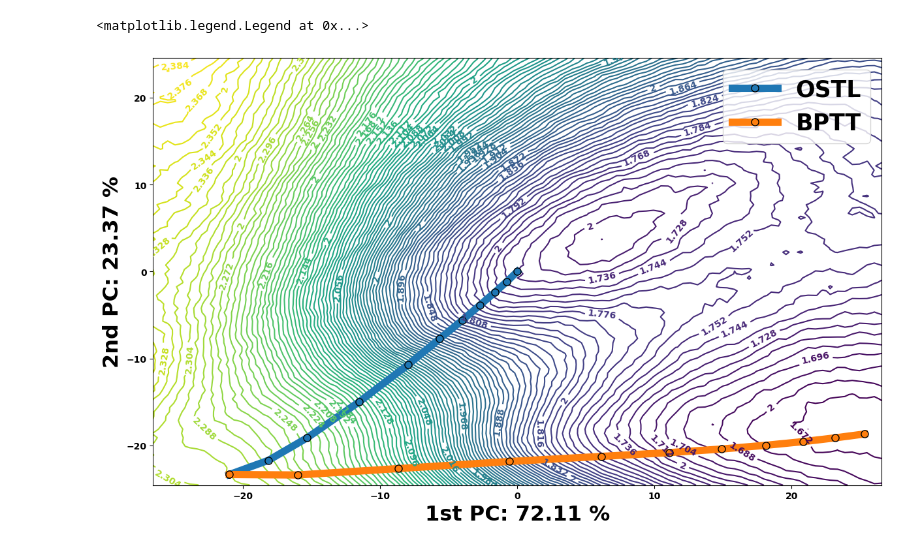
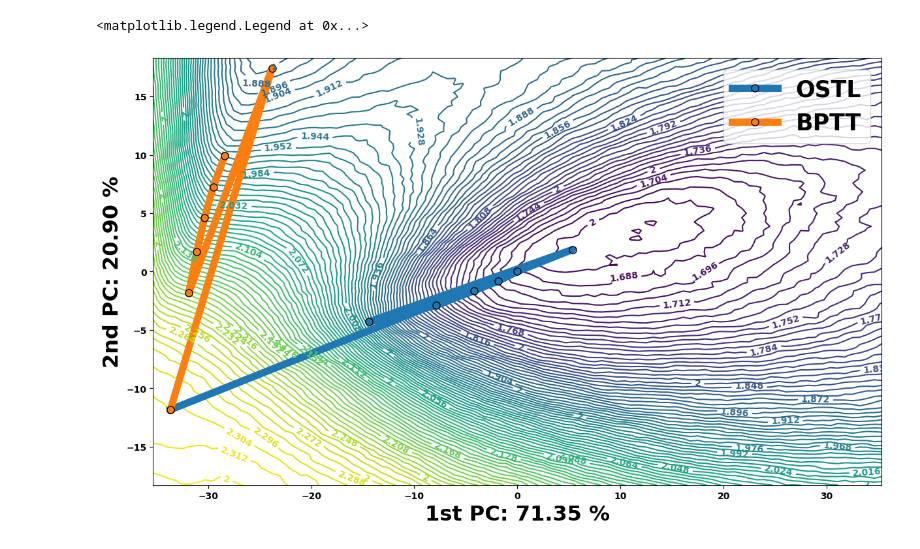
Before and after one commit to Intelligent-Microsystems-Lab/slax, a Jupyter notebook: example.ipynb, the cells around one changed output. Saved outputs shown, nothing was run; the diff lists cells and outputs as text; code cells hidden in the pictures.

```diff
--- a/example.ipynb
+++ b/example.ipynb
@@ -118,18 +99,26 @@ struct = tree_structure(bp_params)
 # %%
 test_batch = sl.randman(manifold_key,random_seed,nb_classes=output_sz,nb_units=input_sz,nb_steps=seq_len,nb_samples=100,dim_manifold=2,alpha=2.)
-bp_test_carry,_ = bp_model.apply(bp_params,[None]*3,jnp.zeros_like(test_batch[0][0]))
+bp_test_carry = bp_model.init(key,jnp.zeros_like(test_batch[0][0]))
+bp_test_params = bp_params
+bp_test_params['carry'] = bp_test_carry['carry']
+# %%
+def apply(params,x):
+    s,upd = bp_model.apply(params,x,mutable='carry')
+    params.update(upd)
+    return params,s
 # %%
 def get_loss(params):
-    p_apply = Partial(bp_model.apply,params)
-    _,s = jax.lax.scan(p_apply,bp_test_carry,test_batch[0])
+    _,s = jax.lax.scan(apply,params,test_batch[0])
     return jnp.mean(optax.softmax_cross_entropy(s,test_batch[1]))
 # %%
 def load_params(number):
     with open('./tmp/bp_model_{}'.format(number),'rb') as file:
         bp_params = pickle.load(file)
+    bp_params['carry'] = bp_test_carry['carry']
     with open('./tmp/ostl_model_{}'.format(number),'rb') as file:
         ostl_params = pickle.load(file)
-    ostl_params = tree_unflatten(struct,tree_leaves(ostl_params))
+    ostl_params['params'] = tree_unflatten(struct,tree_leaves(ostl_params['params']))
+    ostl_params['carry'] = bp_test_carry['carry']
     return [bp_params,ostl_params][::-1]
 # %%
 get_loss(load_params(10)[0])
@@ -138,6 +127,6 @@ Array(1.7368801, dtype=float32)
 # %%
-sl.gen_loss_landscape(get_loss,load_params,11,2)
+sl.gen_loss_landscape(get_loss,load_params,7,2)
 plt.legend(['BPTT','OSTL'][::-1],fontsize=25)
 # %% [output]
 <matplotlib.legend.Legend at 0x...>
-[figure, old version]
+[figure, new version]
```
Also changed, not shown: parts of 15 cells of this notebook, 30 other files.
